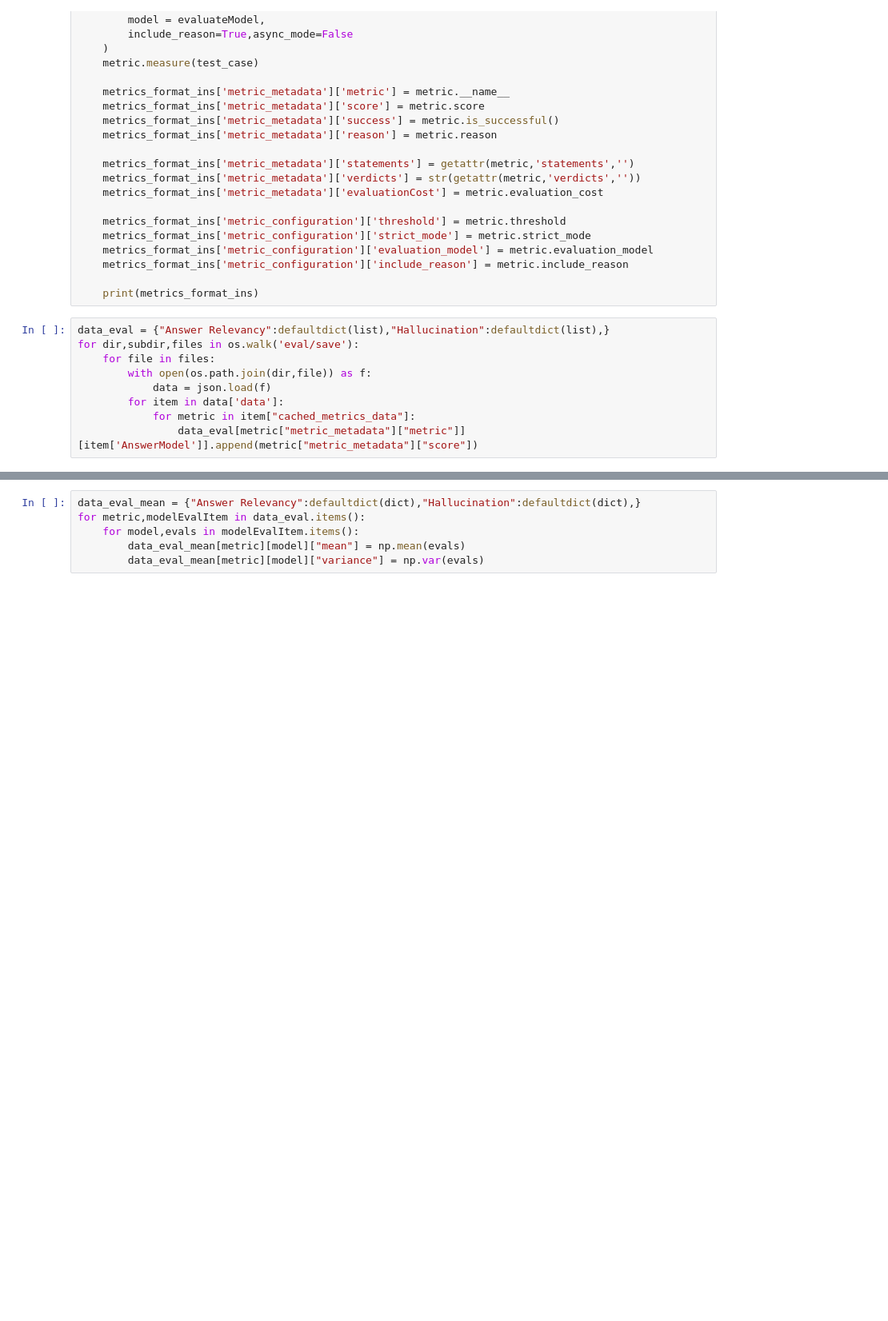
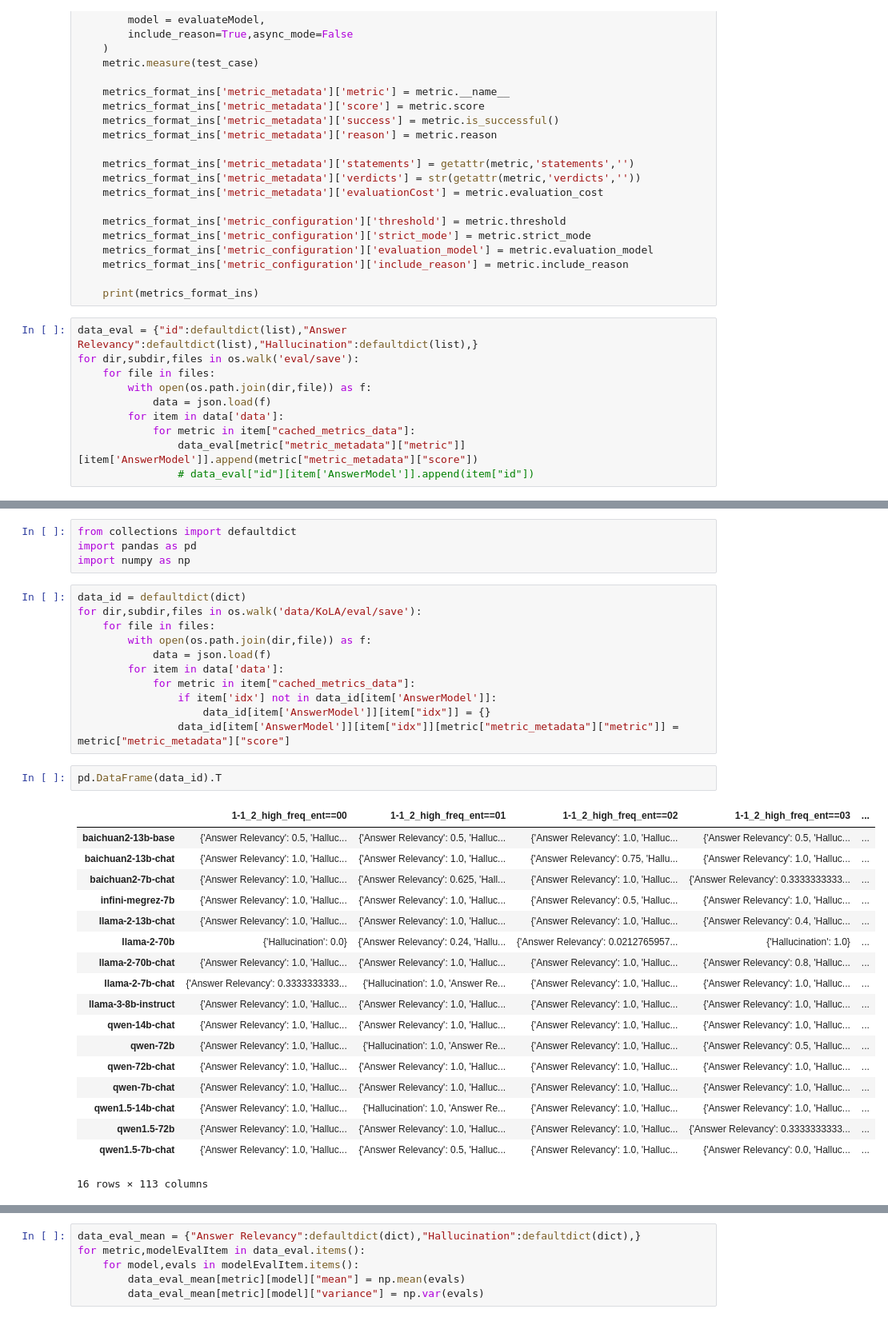
Before and after one commit to youjinliang2200016640/IR, a Jupyter notebook: evalute_plus.ipynb, the cells around one changed output, grey strips where cells are left out. Shown: that part at 80% size. Cells and saved outputs as stored; diff of their text form; blank space fills up the shorter version.

```diff
--- a/evalute_plus.ipynb
+++ b/evalute_plus.ipynb
@@ -1124,7 +1125,7 @@ for item in [noEvalItem[0]]:
 
     print(metrics_format_ins)
 # %%
-data_eval = {"Answer Relevancy":defaultdict(list),"Hallucination":defaultdict(list),}
+data_eval = {"id":defaultdict(list),"Answer Relevancy":defaultdict(list),"Hallucination":defaultdict(list),}
 for dir,subdir,files in os.walk('eval/save'):
     for file in files:
         with open(os.path.join(dir,file)) as f:
@@ -1132,3 +1133,4 @@ for dir,subdir,files in os.walk('eval/save'):
         for item in data['data']:
             for metric in item["cached_metrics_data"]:
                 data_eval[metric["metric_metadata"]["metric"]][item['AnswerModel']].append(metric["metric_metadata"]["score"])
+                # data_eval["id"][item['AnswerModel']].append(item["id"])
@@ -1136,0 +1157,36 @@ data_eval
+# %%
+from collections import defaultdict
+import pandas as pd
+import numpy as np
+# %%
+data_id = defaultdict(dict)
+for dir,subdir,files in os.walk('data/KoLA/eval/save'):
+    for file in files:
+        with open(os.path.join(dir,file)) as f:
+            data = json.load(f)
+        for item in data['data']:
+            for metric in item["cached_metrics_data"]:
+                if item['idx'] not in data_id[item['AnswerModel']]:
+                    data_id[item['AnswerModel']][item["idx"]] = {}
+                data_id[item['AnswerModel']][item["idx"]][metric["metric_metadata"]["metric"]] = metric["metric_metadata"]["score"]
+# %%
+pd.DataFrame(data_id).T
+# %% [output]
+|  | 1-1_2_high_freq_ent==00 | 1-1_2_high_freq_ent==01 | 1-1_2_high_freq_ent==02 | 1-1_2_high_freq_ent==03 | ... |
+| baichuan2-13b-base | {'Answer Relevancy': 0.5, 'Halluc... | {'Answer Relevancy': 0.5, 'Halluc... | {'Answer Relevancy': 1.0, 'Halluc... | {'Answer Relevancy': 0.5, 'Halluc... | ... |
+| baichuan2-13b-chat | {'Answer Relevancy': 1.0, 'Halluc... | {'Answer Relevancy': 1.0, 'Halluc... | {'Answer Relevancy': 0.75, 'Hallu... | {'Answer Relevancy': 1.0, 'Halluc... | ... |
+| baichuan2-7b-chat | {'Answer Relevancy': 1.0, 'Halluc... | {'Answer Relevancy': 0.625, 'Hall... | {'Answer Relevancy': 1.0, 'Halluc... | {'Answer Relevancy': 0.3333333333... | ... |
+| infini-megrez-7b | {'Answer Relevancy': 1.0, 'Halluc... | {'Answer Relevancy': 1.0, 'Halluc... | {'Answer Relevancy': 0.5, 'Halluc... | {'Answer Relevancy': 1.0, 'Halluc... | ... |
+| llama-2-13b-chat | {'Answer Relevancy': 1.0, 'Halluc... | {'Answer Relevancy': 1.0, 'Halluc... | {'Answer Relevancy': 1.0, 'Halluc... | {'Answer Relevancy': 0.4, 'Halluc... | ... |
+| llama-2-70b | {'Hallucination': 0.0} | {'Answer Relevancy': 0.24, 'Hallu... | {'Answer Relevancy': 0.0212765957... | {'Hallucination': 1.0} | ... |
+| llama-2-70b-chat | {'Answer Relevancy': 1.0, 'Halluc... | {'Answer Relevancy': 1.0, 'Halluc... | {'Answer Relevancy': 1.0, 'Halluc... | {'Answer Relevancy': 0.8, 'Halluc... | ... |
+| llama-2-7b-chat | {'Answer Relevancy': 0.3333333333... | {'Hallucination': 1.0, 'Answer Re... | {'Answer Relevancy': 1.0, 'Halluc... | {'Answer Relevancy': 1.0, 'Halluc... | ... |
+| llama-3-8b-instruct | {'Answer Relevancy': 1.0, 'Halluc... | {'Answer Relevancy': 1.0, 'Halluc... | {'Answer Relevancy': 1.0, 'Halluc... | {'Answer Relevancy': 1.0, 'Halluc... | ... |
+| qwen-14b-chat | {'Answer Relevancy': 1.0, 'Halluc... | {'Answer Relevancy': 1.0, 'Halluc... | {'Answer Relevancy': 1.0, 'Halluc... | {'Answer Relevancy': 1.0, 'Halluc... | ... |
+| qwen-72b | {'Answer Relevancy': 1.0, 'Halluc... | {'Hallucination': 1.0, 'Answer Re... | {'Answer Relevancy': 1.0, 'Halluc... | {'Answer Relevancy': 0.5, 'Halluc... | ... |
+| qwen-72b-chat | {'Answer Relevancy': 1.0, 'Halluc... | {'Answer Relevancy': 1.0, 'Halluc... | {'Answer Relevancy': 1.0, 'Halluc... | {'Answer Relevancy': 1.0, 'Halluc... | ... |
+| qwen-7b-chat | {'Answer Relevancy': 1.0, 'Halluc... | {'Answer Relevancy': 1.0, 'Halluc... | {'Answer Relevancy': 1.0, 'Halluc... | {'Answer Relevancy': 1.0, 'Halluc... | ... |
+| qwen1.5-14b-chat | {'Answer Relevancy': 1.0, 'Halluc... | {'Hallucination': 1.0, 'Answer Re... | {'Answer Relevancy': 1.0, 'Halluc... | {'Answer Relevancy': 1.0, 'Halluc... | ... |
+| qwen1.5-72b | {'Answer Relevancy': 1.0, 'Halluc... | {'Answer Relevancy': 1.0, 'Halluc... | {'Answer Relevancy': 1.0, 'Halluc... | {'Answer Relevancy': 0.3333333333... | ... |
+| qwen1.5-7b-chat | {'Answer Relevancy': 1.0, 'Halluc... | {'Answer Relevancy': 0.5, 'Halluc... | {'Answer Relevancy': 1.0, 'Halluc... | {'Answer Relevancy': 0.0, 'Halluc... | ... |
+16 rows × 113 columns
```
Also changed, not shown: parts of 26 cells of this notebook, 5 other files.
